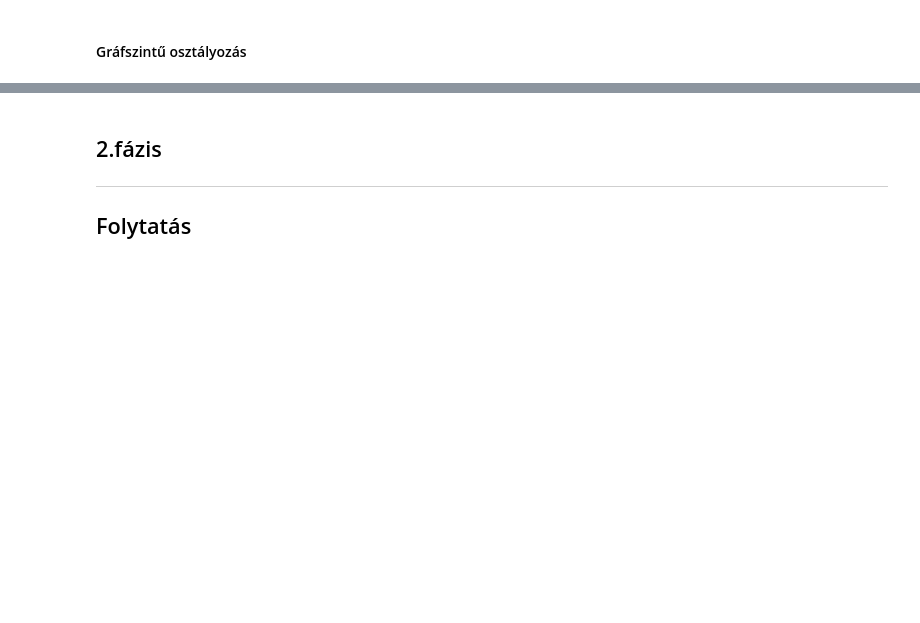
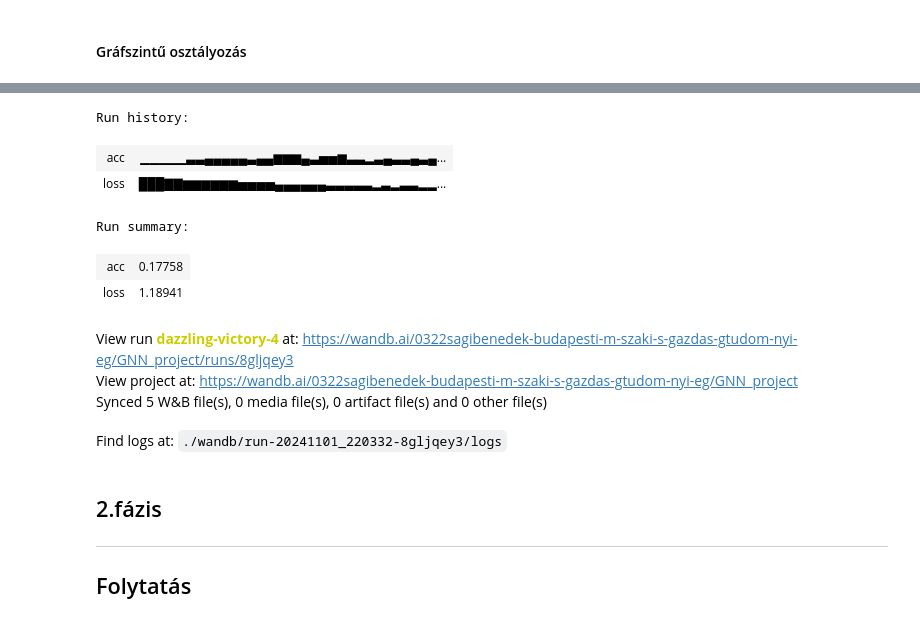
Before and after one commit to kemvagyok/GNN_Lab_ECSGGY, a Jupyter notebook: 2024_25_1_Lab_2_GNN.ipynb, the cells around one changed output, grey strips where cells are left out. Drawn from its saved outputs; the diff is of its cells as text; code cells hidden in the pictures; blank space fills up the shorter version.

```diff
--- a/2024_25_1_Lab_2_GNN.ipynb
+++ b/2024_25_1_Lab_2_GNN.ipynb
@@ -418,3 +562,16 @@ optimizer = torch.optim.Adam(model.parameters(), lr=0.01)
+# %%
+wandb.finish()
+# %% [output]
+Run history:
+| acc | ▁▁▁▁▁▃▃▄▄▄▄▄▃▄▄▆▆▆▄▃▅▅▆▃▃▂▃▄▃▃▄▃▄... |
+| loss | ███▇▇▆▆▆▆▆▆▅▅▅▅▄▄▄▄▄▄▃▃▃▃▃▂▃▂▃▃▂▂... |
+Run summary:
+| acc | 0.17758 |
+| loss | 1.18941 |
+View run dazzling-victory-4 at: https://wandb.ai/0322sagibenedek-budapesti-m-szaki-s-gazdas-gtudom-nyi-eg/GNN_project/runs/8gljqey3
+View project at: https://wandb.ai/0322sagibenedek-budapesti-m-szaki-s-gazdas-gtudom-nyi-eg/GNN_project
+Synced 5 W&B file(s), 0 media file(s), 0 artifact file(s) and 0 other file(s)
+Find logs at: ./wandb/run-20241101_220332-8gljqey3/logs
 # %% [markdown]
 ## 2.fázis
 --------
```
Also changed, not shown: parts of 19 cells of this notebook.
